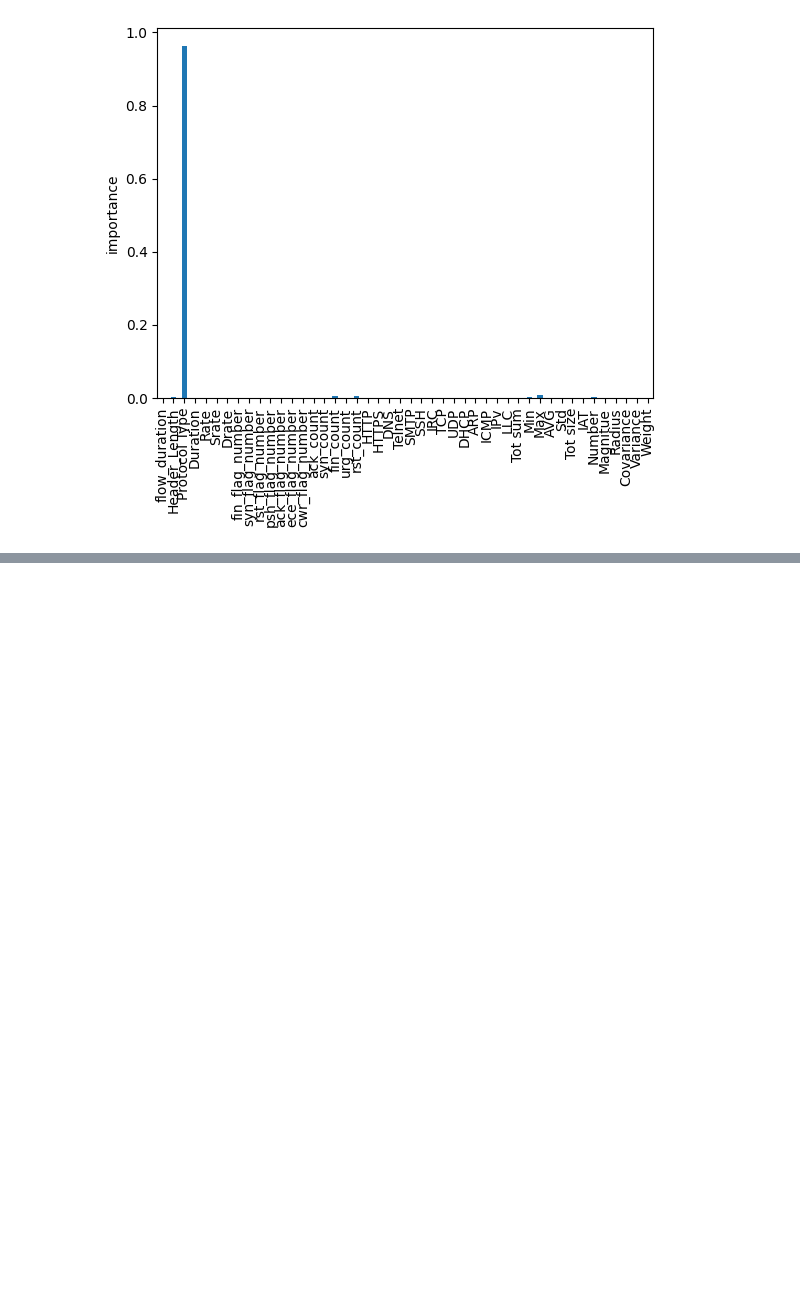
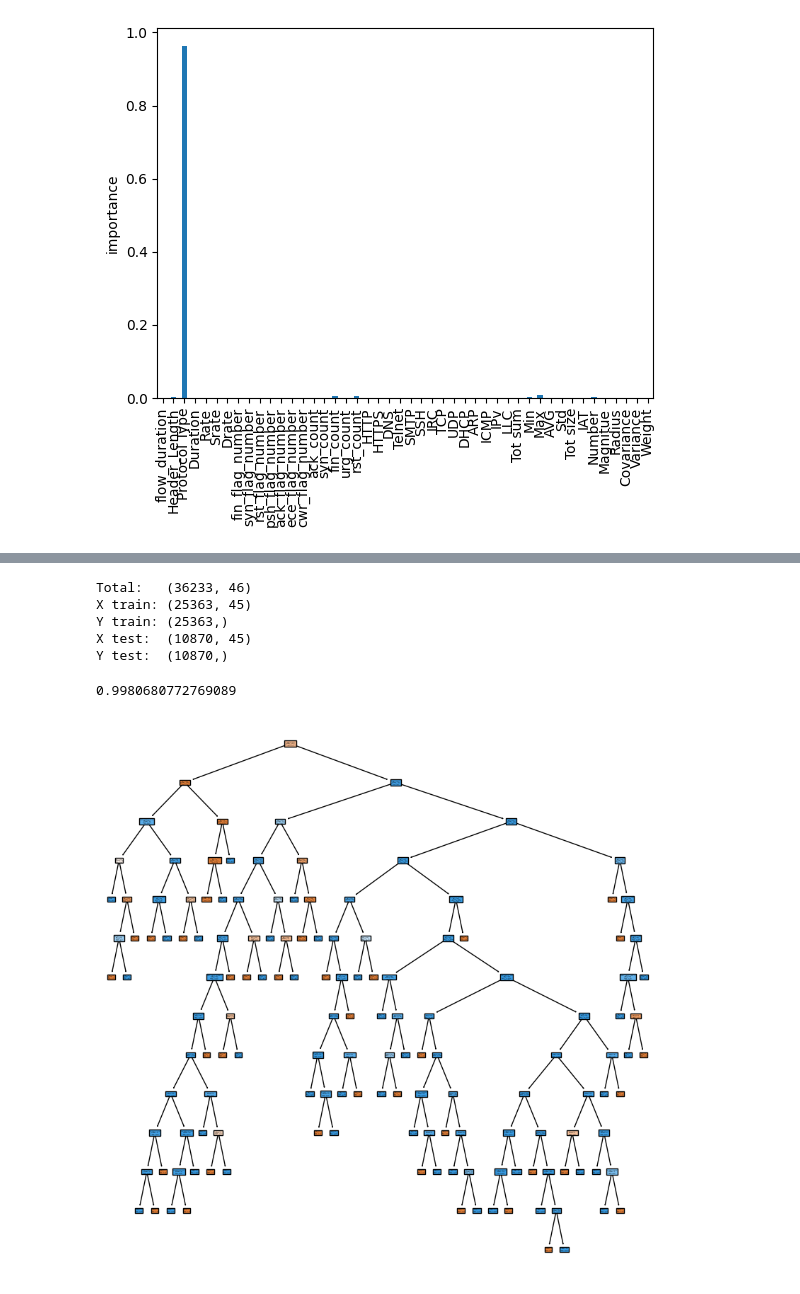
Before and after one commit to Antech15/LAEP-Project, a Jupyter notebook: LAEP_Project.ipynb, the cells around one changed output, grey strips where cells are left out. Drawn from its saved outputs; the diff is of its cells as text; code cells hidden in the pictures; blank space fills up the shorter version.

```diff
--- a/LAEP_Project.ipynb
+++ b/LAEP_Project.ipynb
@@ -192,0 +211,35 @@ plt.ylabel('importance');
+# %%
+mb.shape
+print("Total:\t",mb.shape)
+
+Y = mb['label']
+X = mb.drop(['label'], axis=1)
+
+# Split the dataset into train and test
+X_train, X_test, y_train, y_test = train_test_split(X, Y, test_size = 0.3, random_state = 100)
+# define random_state to avoid a different random value, and subsequently avoid a different dataset split, each time we run the program
+
+print("X train:",X_train.shape)
+print("Y train:", y_train.shape)
+
+print("X test:\t",X_test.shape)
+print("Y test:\t", y_test.shape)
+# %% [output]
+Total:   (36233, 46)
+X train: (25363, 45)
+Y train: (25363,)
+X test:  (10870, 45)
+Y test:  (10870,)
+# %%
+classifier2 = tree.DecisionTreeClassifier(random_state=10)
+# %%
+model2 = classifier2.fit(X_train, y_train)
+# %%
+model2.score(X_test, y_test)
+# %% [output]
+0.9980680772769089
+# %%
+plt.figure(figsize = (10, 10))
+tree.plot_tree(model2, feature_names = list(X.columns), class_names = ['Safe', 'Mirai'], filled = True);
+# %% [output]
+[figure, added]
```
Also changed, not shown: parts of 5 cells of this notebook.
